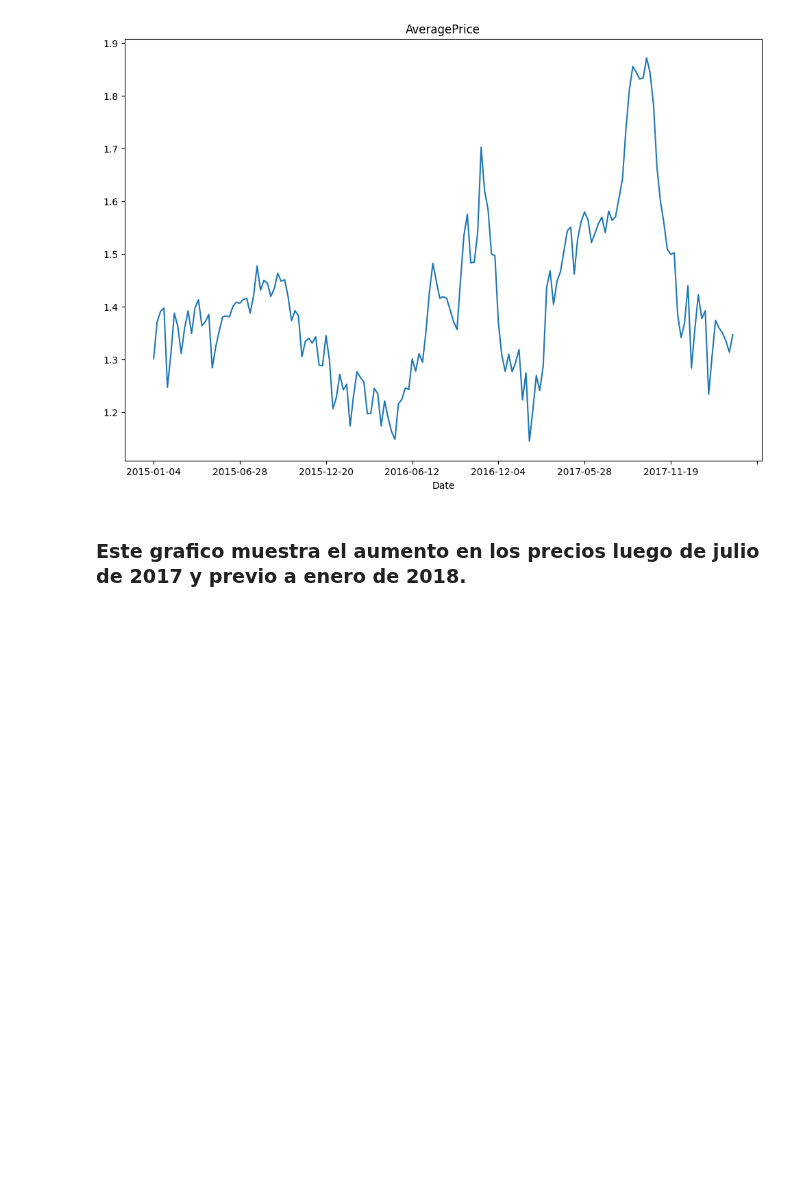
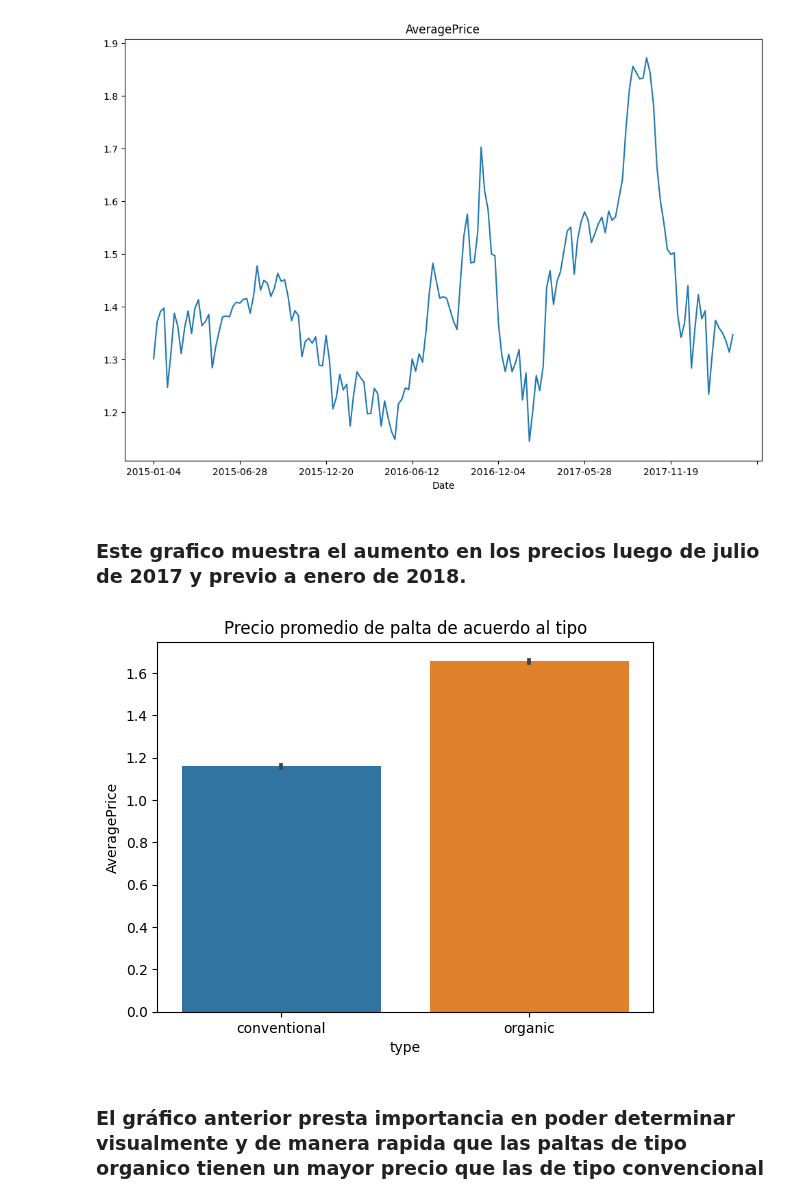
Before and after one commit to FacundoCardozo5/CoderHouse_CH-32845, a Jupyter notebook: notebooks/VisualizaciónCardozoDEFINITIVO.ipynb, the cells around one changed output. Cells and saved outputs as stored; diff of their text form; code cells hidden in the pictures; blank space fills up the shorter version.

```diff
--- a/notebooks/VisualizaciónCardozoDEFINITIVO.ipynb
+++ b/notebooks/VisualizaciónCardozoDEFINITIVO.ipynb
@@ -162,3 +162,12 @@ Text(0.5, 1.0, 'AveragePrice')
 [figure]
 # %% [markdown]
 ### Este grafico muestra el aumento en los precios luego de julio de 2017 y previo a enero de 2018.
+# %%
+plt.figure()
+plt.title("Precio promedio de palta de acuerdo al tipo")
+sns.barplot(x="type", y="AveragePrice", data=df)
+plt.show()
+# %% [output]
+[figure, added]
+# %% [markdown]
+### El gráfico anterior presta importancia en poder determinar visualmente y de manera rapida que las paltas de tipo organico tienen un mayor precio que las de tipo convencional
```
